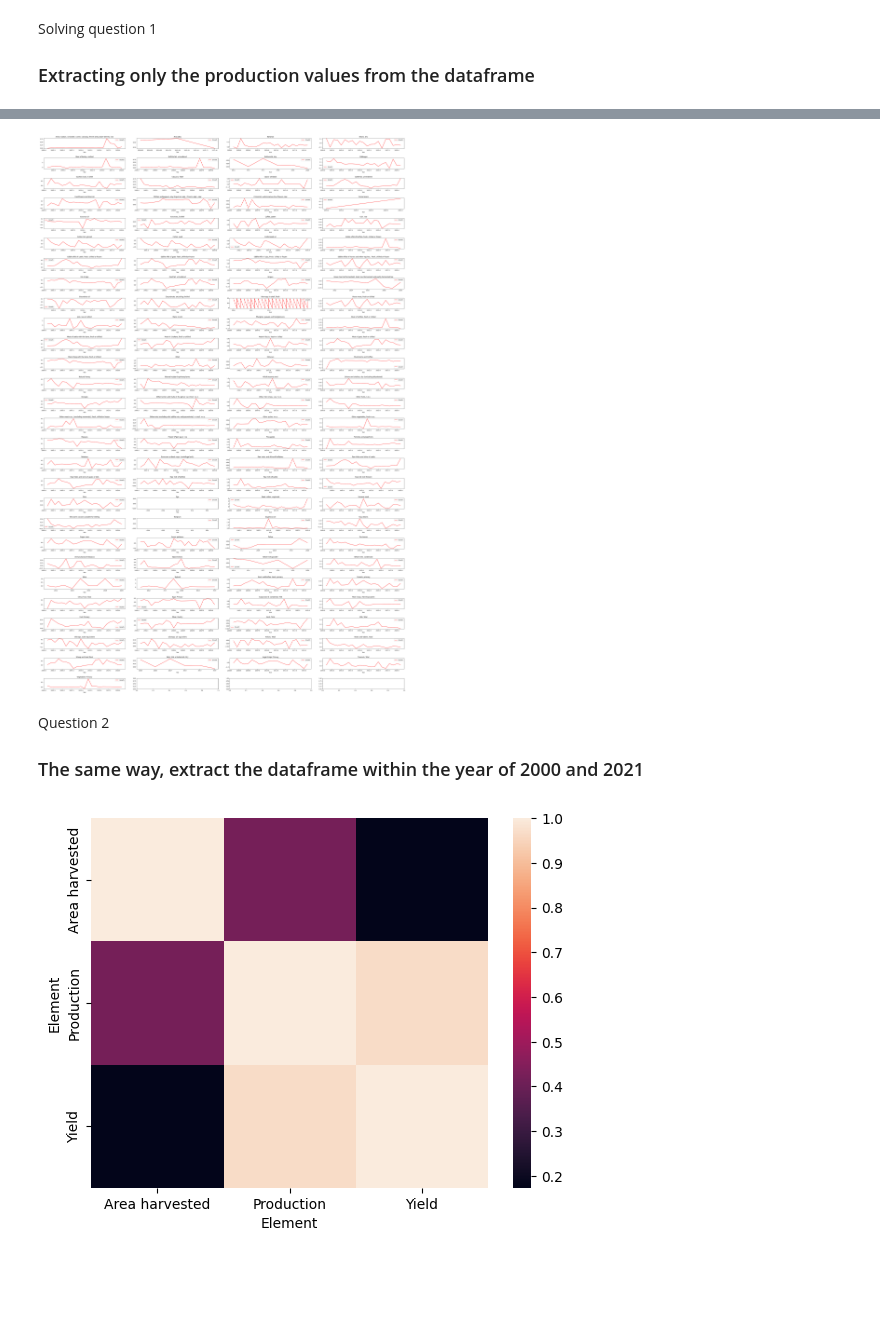
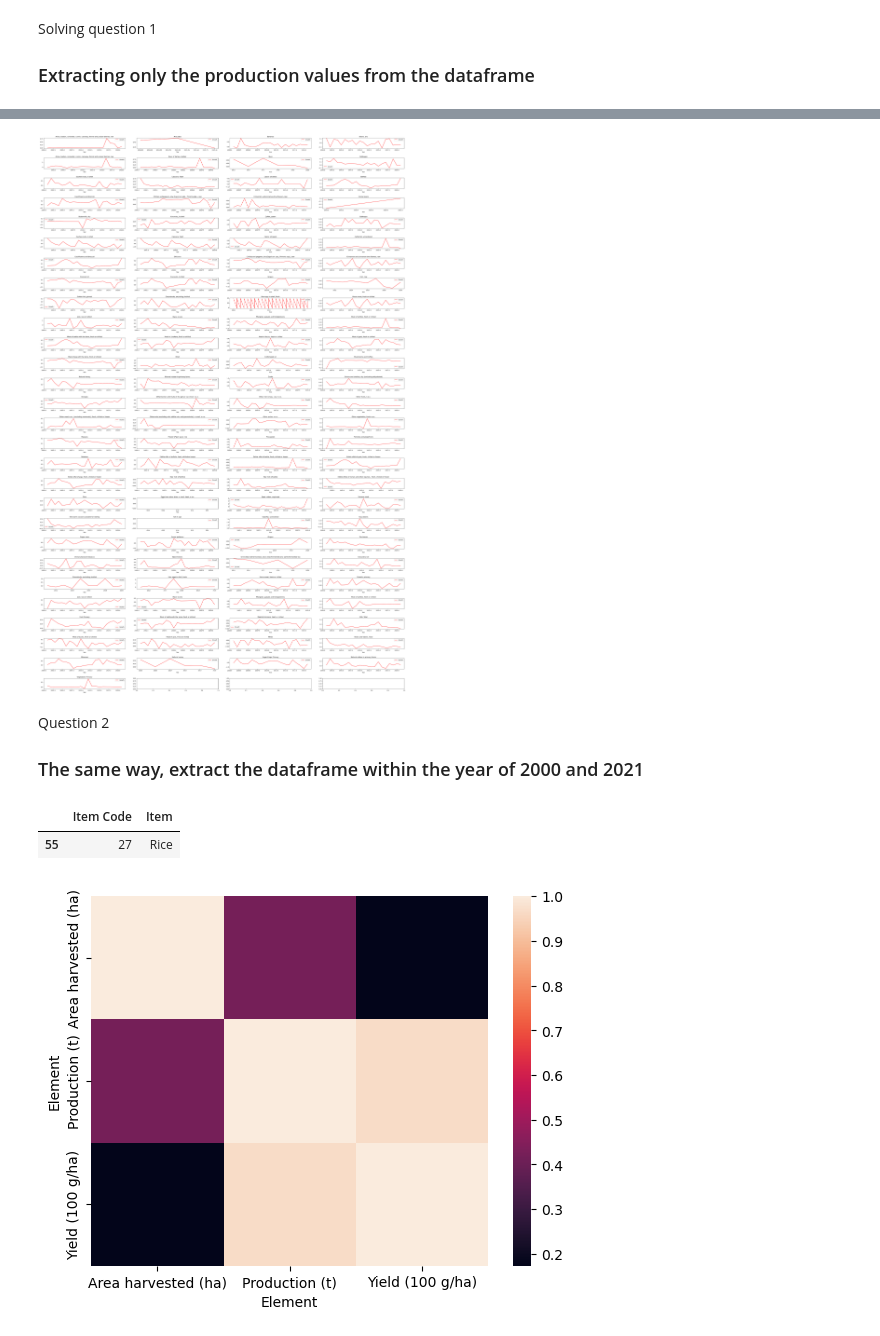
Before and after one commit to DunQua/-Intro2DS-Final-Seminar, a Jupyter notebook: source_code/04_data_discovery.ipynb, the cells around one changed output, grey strips where cells are left out. Cells and saved outputs as stored; diff of their text form; code cells hidden in the pictures; blank space fills up the shorter version.

Commit message:
Refactor 02, and 04, new process & external data

```diff
--- a/source_code/04_data_discovery.ipynb
+++ b/source_code/04_data_discovery.ipynb
@@ -9,6 +9,6 @@ import seaborn as sbn
 # %% [markdown]
 ### Read raw data that we have collected
 # %%
-processed_df=pd.read_csv("../data/processed/processed_data.csv")
+processed_df=pd.read_csv("../data/processed/preprocess_QCL.csv")
 processed_df
 # %% [output]
@@ -33,4 +33,9 @@ With the dataframe we have, we shall make 2 questions regarding to discovery of
 # %% [markdown]
 Solving question 1
 ### Extracting only the production values from the dataframe
+# %%
+element_name = pd.read_csv("../data/external/element_code.csv")
+item_name = pd.read_csv("../data/external/item_code.csv")
+processed_df = processed_df.merge(element_name, how= 'left', on= 'Element Code')
+processed_df = processed_df.merge(item_name, how= 'left', on= 'Item Code')
 # %%
@@ -53,35 +67,42 @@ processed_df_production.drop(columns=['Element'])
 # %%
-nrow=28
-ncol=4
-
+nrow = 28
+ncol = 4
 i=0
 j=0
+
 fig, axes=plt.subplots(nrow, ncol, figsize=(40, 60))
 fig.tight_layout(pad=5.0)
-for item in processed_df_production['Item'].unique():
+
+for item in processed_df_production['Item Code'].unique():
+    temp=processed_df_production[processed_df_production['Item Code']==item]
+
     newPandas=pd.DataFrame()
-    temp=processed_df_production[processed_df_production['Item']==item]
     newPandas['Growth']=temp['Value'].pct_change()
-    newPandas['Year']=temp['Year']
-    newPandas=newPandas.astype({'Year': 'int'})
-    newPandas.plot(x='Year', y='Growth', color='red', title=item, ax=axes[i][j])
-    j=j+1
-    if j==ncol:
-        j=0
-        i=i+1
+    newPandas['Year']=temp['Year'].astype(int)
+    newPandas.plot(x='Year', y='Growth', color='red', title= item_name[item_name['Item Code'] == item]['Item'].unique()[0], ax=axes[i][j])
+
+    j += 1
+    if j == ncol:
+        j = 0
+        i += 1
 # %% [output]
-[figure, old version]
+[figure, new version]
 # %% [markdown]
 Question 2
 
 ### The same way, extract the dataframe within the year of 2000 and 2021
+# %%
+item_name[item_name['Item'] == 'Rice']
+# %% [output]
+|  | Item Code | Item |
+| 55 | 27 | Rice |
 # %%
 processed_df_extracted=processed_df[processed_df['Year'].between(2000, 2021)]
-temp=processed_df_extracted[processed_df_extracted['Item']=='Rice']
-temp=temp.drop(columns=['Item', 'Item Code', 'Element Code'])
-temp=temp.pivot_table('Value', ['Domain Code', 'Domain', 'Area Code', 'Area', 'Year'], ['Element'])
+temp=processed_df_extracted[processed_df_extracted['Item Code'] == 27]
+temp=temp.drop(columns=['Item Code'])
+temp=temp.pivot_table('Value', ['Domain Code', 'Area Code', 'Year'], ['Element'])
 hm=sbn.heatmap(data=temp.corr())
-plt.show();
+plt.show()
 # %% [output]
-[figure, old version]
+[figure, new version]
 # %%
```
Also changed, not shown: parts of 4 cells of this notebook, 7 other files.
